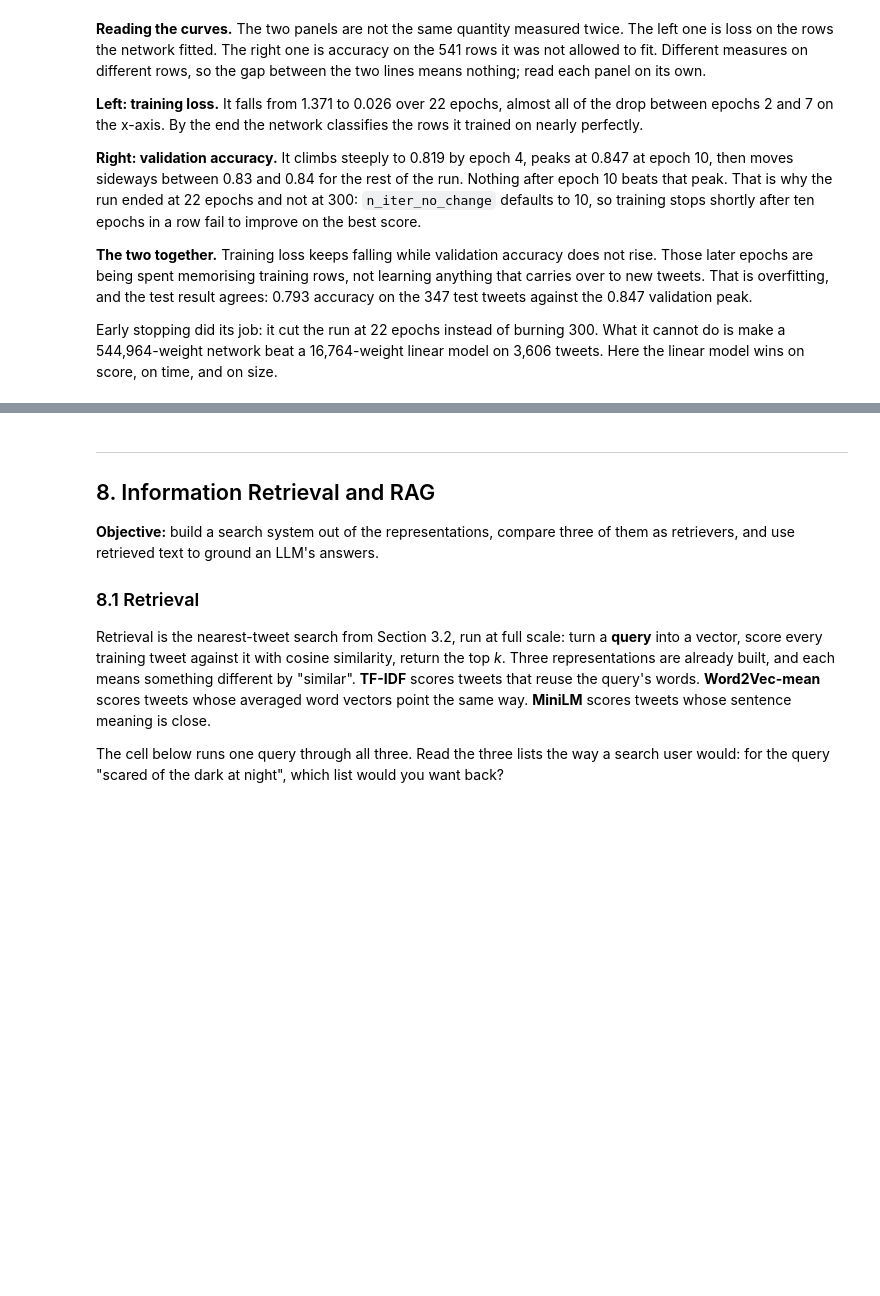
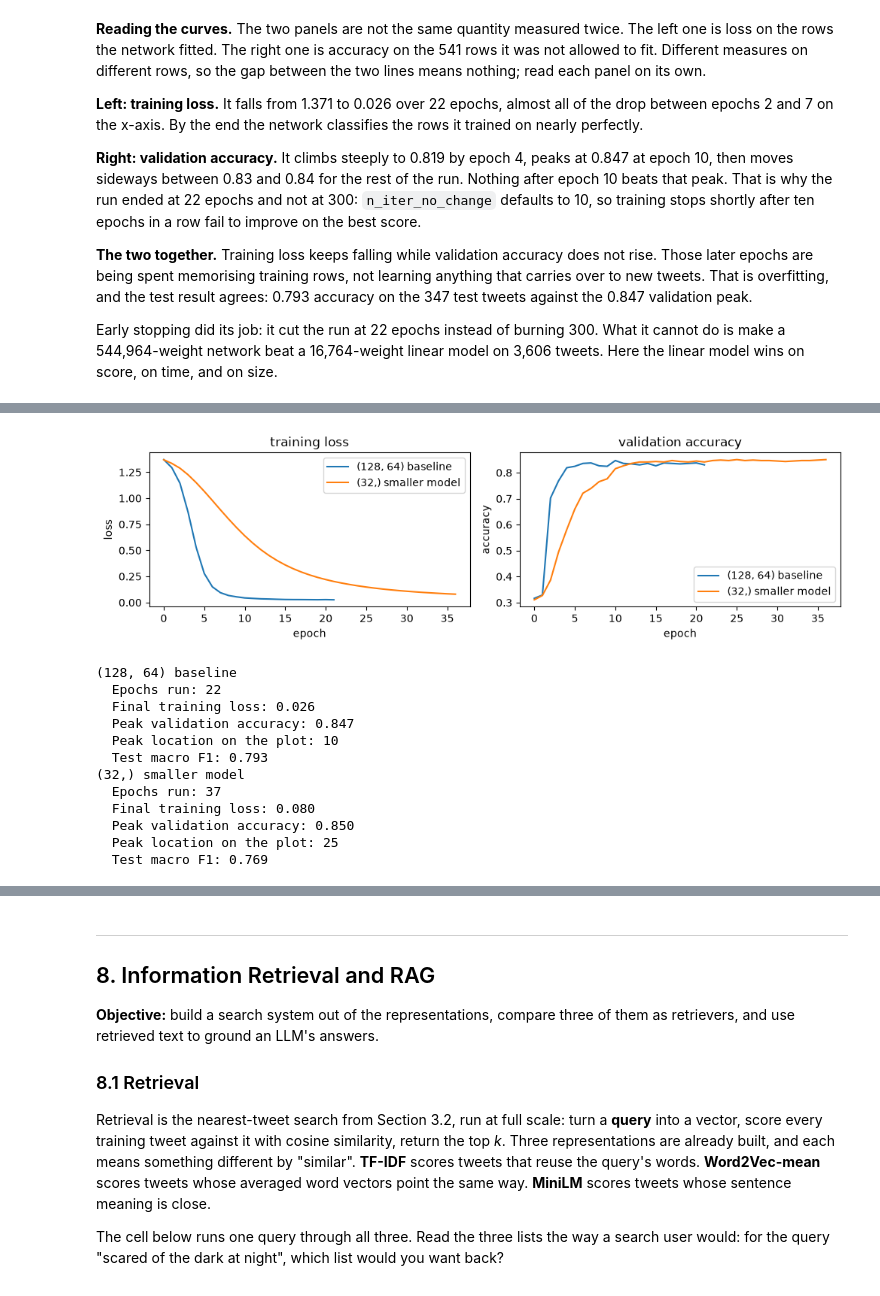
Before and after one commit to FarRail/DM2026-Lab2-Exercise, a Jupyter notebook: DM2026-Lab2-Master.ipynb, the cells around one changed output, grey strips where cells are left out. Cells and saved outputs as stored; diff of their text form; code cells hidden in the pictures; blank space fills up the shorter version.

```diff
--- a/DM2026-Lab2-Master.ipynb
+++ b/DM2026-Lab2-Master.ipynb
@@ -1581,2 +1671,40 @@ print("baseline: epochs", len(mlp_tfidf.loss_curve_),
 # %%
 #Answer here
+from sklearn.base import clone
+
+# Copy the baseline settings and change only the hidden-layer sizes.
+mlp_small = clone(mlp_tfidf).set_params(hidden_layer_sizes=(32,))
+mlp_small.fit(X_train_tfidf, y_train)
+
+models = {
+    "(128, 64) baseline": mlp_tfidf,
+    "(32,) smaller model": mlp_small,
+}
+plot_curves(models)
+
+for name, model in models.items():
+    peak_index = np.argmax(model.validation_scores_)
+    test_f1 = evaluate(y_test, model.predict(X_test_tfidf))["macro_f1"]
+
+    print(name)
+    print("  Epochs run:", len(model.loss_curve_))
+    print(f"  Final training loss: {model.loss_curve_[-1]:.3f}")
+    print(f"  Peak validation accuracy: {model.validation_scores_[peak_index]:.3f}")
+    print(f"  Peak location on the plot: {peak_index}")
+    print(f"  Test macro F1: {test_f1:.3f}")
+
+# Note: I wrote the short paragraph below this cell using markdown for convenience
+# %% [output]
+[figure, added]
+(128, 64) baseline
+  Epochs run: 22
+  Final training loss: 0.026
+  Peak validation accuracy: 0.847
+  Peak location on the plot: 10
+  Test macro F1: 0.793
+(32,) smaller model
+  Epochs run: 37
+  Final training loss: 0.080
+  Peak validation accuracy: 0.850
+  Peak location on the plot: 25
+  Test macro F1: 0.769
```
Also changed, not shown: parts of 23 cells of this notebook.
